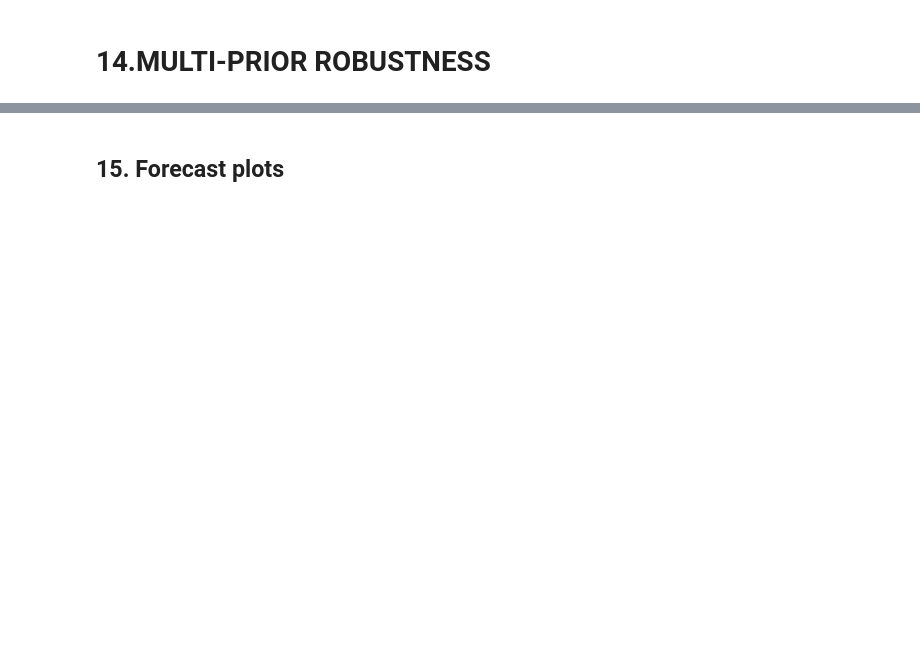
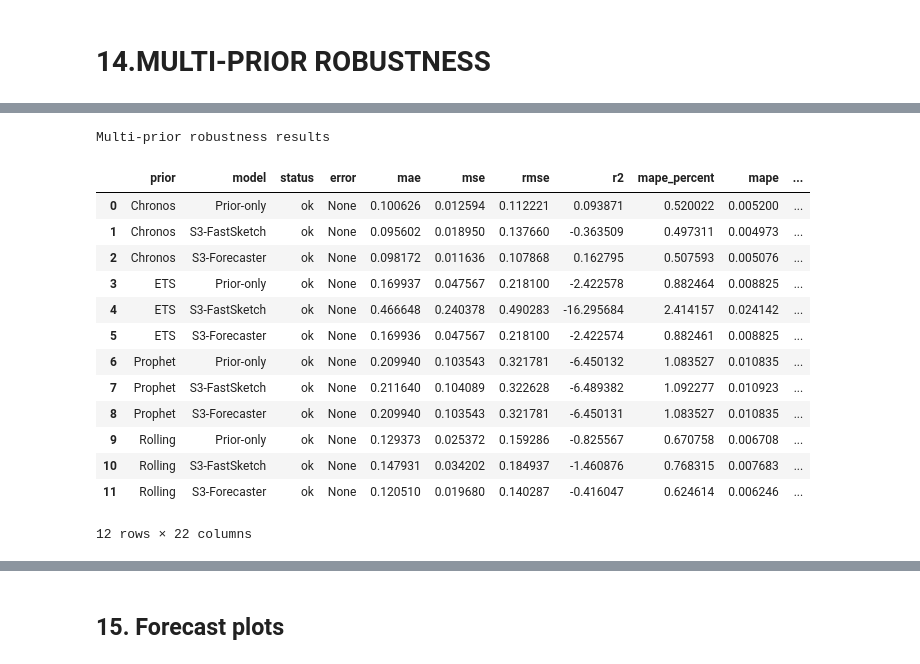
Before and after one commit to AlejoPatigno/S3Forecaster-S3FastSketch, a Jupyter notebook: notebooks/S3Forecaster_S3FastSketch_Casagres.ipynb, the cells around one changed output, grey strips where cells are left out. Cells and saved outputs as stored; diff of their text form; code cells hidden in the pictures; blank space fills up the shorter version.

Commit message:
Kaggle Notebook | S3Forecaster_S3FastSketch_Casagres | Version 2

```diff
--- a/notebooks/S3Forecaster_S3FastSketch_Casagres.ipynb
+++ b/notebooks/S3Forecaster_S3FastSketch_Casagres.ipynb
@@ -245,6 +265,14 @@ OUTPUT_DIR = Path(
 )
 OUTPUT_DIR.mkdir(parents=True, exist_ok=True)
 
+RUN_CHRONOS_BASELINE = True
+RUN_CHRONOS_PRIOR = True
+
+CHRONOS_KWARGS = {
+    "model_id": "amazon/chronos-bolt-small",
+    "device_map": "cpu",
+}
+
 print({
     "dataset": DATASET_NAME,
     "series_id": SERIES_ID,
@@ -267,3 +298,10 @@ if RUN_ARKAN:
         check=True,
     )
     print("Optional ARKAN dependency installed.")
+
+
+if RUN_CHRONOS_BASELINE or RUN_CHRONOS_PRIOR:
+    subprocess.run(
+        [sys.executable, "-m", "pip", "install", "-q", "chronos-forecasting>=2.3"],
+        check=True,
+    )
@@ -558,6 +610,13 @@ if not RUN_ARKAN:
         if name != "ARKAN"
     ]
 
+BASELINE_DISPLAY_NAMES["Chronos"] = "Chronos"
+
+if RUN_CHRONOS_BASELINE:
+    BASELINE_PARAMS["Chronos"] = dict(CHRONOS_KWARGS)
+    if "Chronos" not in BASELINE_ORDER:
+        BASELINE_ORDER.append("Chronos")
+
 print("Baselines to evaluate:", BASELINE_ORDER)
 print("Original options not consumed by the repository classes:")
 display(pd.DataFrame(OMITTED_TRAINING_OPTIONS).T)
@@ -2434,6 +2779,9 @@ prior_factories = {
     ),
 }
 
+if RUN_CHRONOS_PRIOR:
+    prior_factories["Chronos"] = lambda: ChronosPrior(**CHRONOS_KWARGS)
+
 multi_prior = run_multi_prior_robustness(
     train_series=train_series,
     test_series=test_series,
@@ -2463,3 +2811,4 @@ multi_prior_summary.to_csv(
     / "casagres_multi_prior_robustness.csv",
     index=False,
 )
+# %% [output]
@@ -2466,3 +2832,18 @@ multi_prior_summary.to_csv(
+Multi-prior robustness results
+|  | prior | model | status | error | mae | mse | rmse | r2 | mape_percent | mape | ... |
+| 0 | Chronos | Prior-only | ok | None | 0.100626 | 0.012594 | 0.112221 | 0.093871 | 0.520022 | 0.005200 | ... |
+| 1 | Chronos | S3-FastSketch | ok | None | 0.095602 | 0.018950 | 0.137660 | -0.363509 | 0.497311 | 0.004973 | ... |
+| 2 | Chronos | S3-Forecaster | ok | None | 0.098172 | 0.011636 | 0.107868 | 0.162795 | 0.507593 | 0.005076 | ... |
+| 3 | ETS | Prior-only | ok | None | 0.169937 | 0.047567 | 0.218100 | -2.422578 | 0.882464 | 0.008825 | ... |
+| 4 | ETS | S3-FastSketch | ok | None | 0.466648 | 0.240378 | 0.490283 | -16.295684 | 2.414157 | 0.024142 | ... |
+| 5 | ETS | S3-Forecaster | ok | None | 0.169936 | 0.047567 | 0.218100 | -2.422574 | 0.882461 | 0.008825 | ... |
+| 6 | Prophet | Prior-only | ok | None | 0.209940 | 0.103543 | 0.321781 | -6.450132 | 1.083527 | 0.010835 | ... |
+| 7 | Prophet | S3-FastSketch | ok | None | 0.211640 | 0.104089 | 0.322628 | -6.489382 | 1.092277 | 0.010923 | ... |
+| 8 | Prophet | S3-Forecaster | ok | None | 0.209940 | 0.103543 | 0.321781 | -6.450131 | 1.083527 | 0.010835 | ... |
+| 9 | Rolling | Prior-only | ok | None | 0.129373 | 0.025372 | 0.159286 | -0.825567 | 0.670758 | 0.006708 | ... |
+| 10 | Rolling | S3-FastSketch | ok | None | 0.147931 | 0.034202 | 0.184937 | -1.460876 | 0.768315 | 0.007683 | ... |
+| 11 | Rolling | S3-Forecaster | ok | None | 0.120510 | 0.019680 | 0.140287 | -0.416047 | 0.624614 | 0.006246 | ... |
+12 rows × 22 columns
 # %%
 # ============================================================
 # CELL 9 — MULTI-PRIOR TABLES AND FIGURES
```
Also changed, not shown: parts of 22 cells of this notebook.
